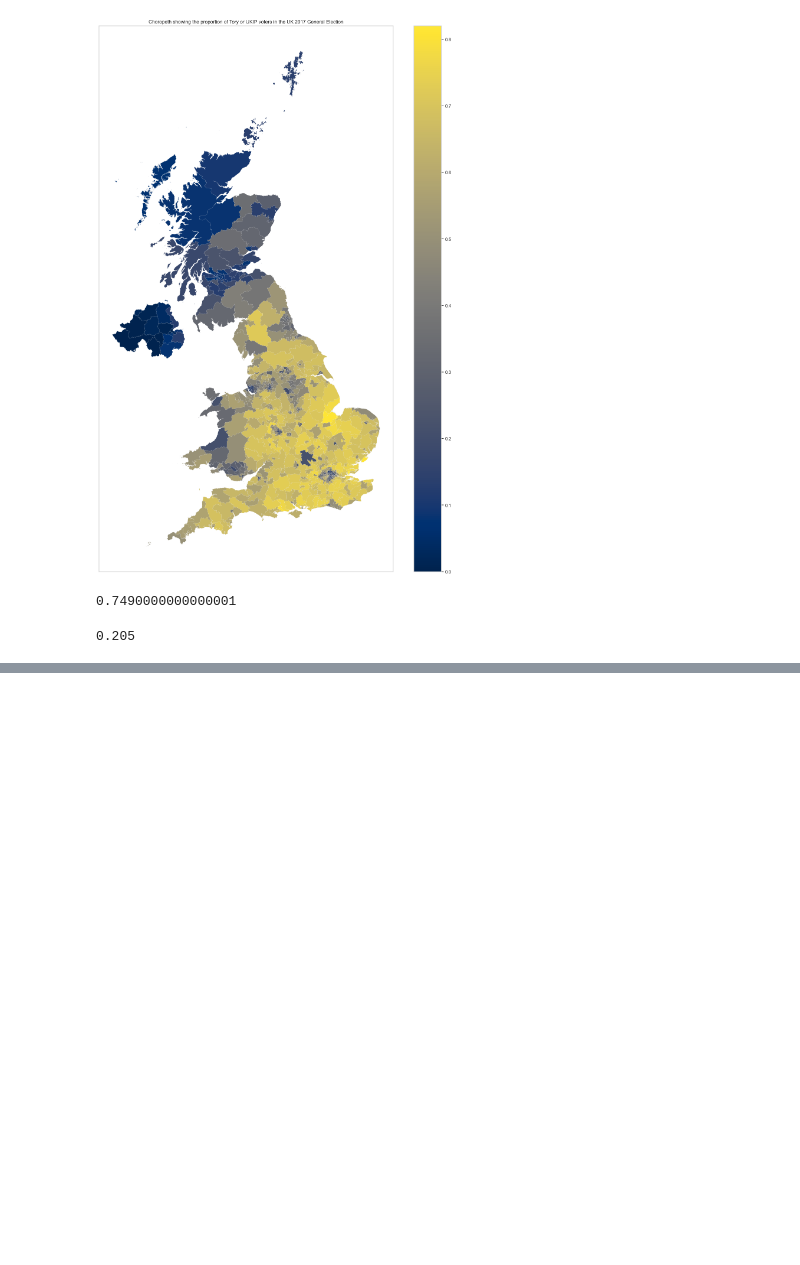
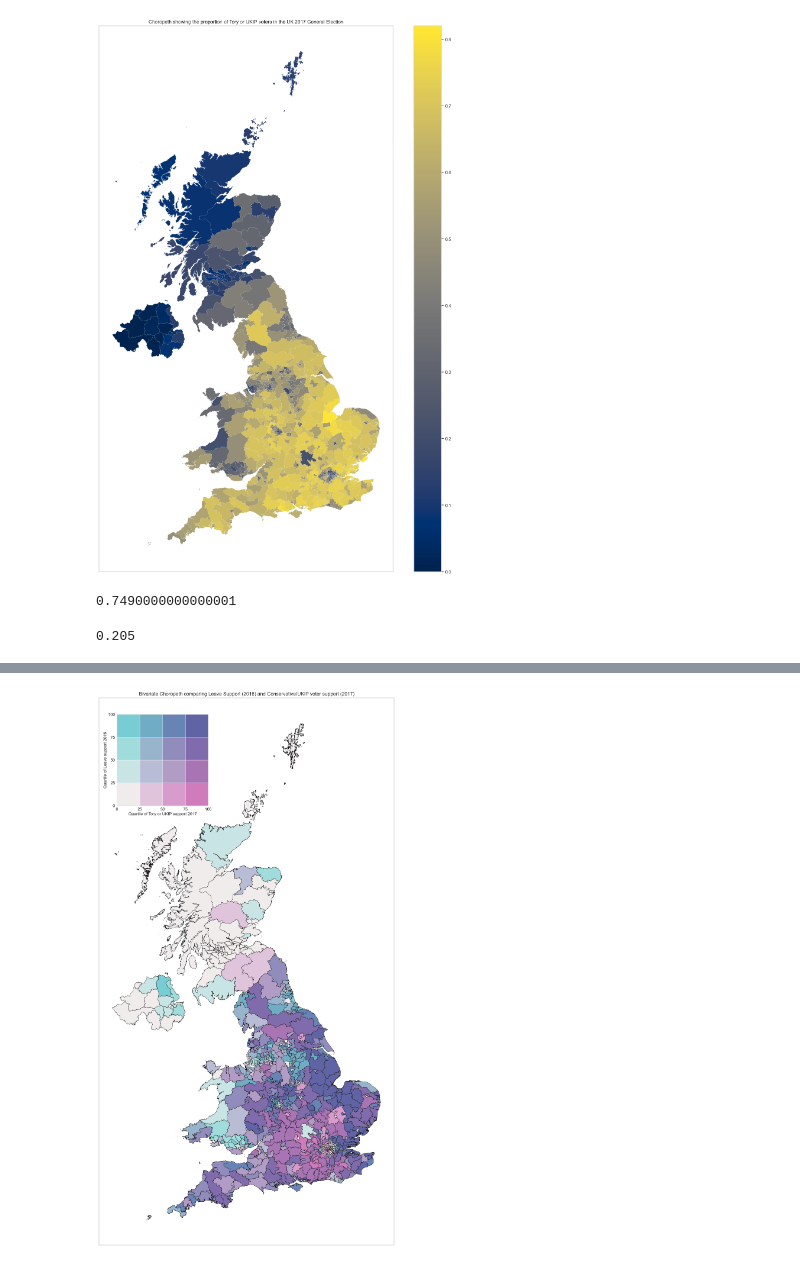
Before and after one commit to Mechnar9000/datafiles, a Jupyter notebook: UK election results.ipynb, the cells around one changed output, grey strips where cells are left out. Drawn from its saved outputs; the diff is of its cells as text; code cells hidden in the pictures; blank space fills up the shorter version.

```diff
--- a/UK election results.ipynb
+++ b/UK election results.ipynb
@@ -309,2 +275,0 @@ merge_df["leave_qs"] = merge_df["leave_normed"].apply(quartiles)
-# %%
-merge_df["con_qs"] = merge_df["con_normed"].apply(quartiles)
@@ -433,0 +329,18 @@ plt.show()
+# %%
+def quartiles(x, low, mid, high):
+    output = None
+    if x < mid:
+        if x < low:
+            output=1
+        else:
+            output=2
+    else:
+        if x < high:
+            output=3
+        else:
+            output=4
+    return output
+# %%
+merge_df["leave_qs"] = merge_df["leave_normed"].apply(lambda x: quartiles(x, low=l25, mid=l50, high=l75))
+# %%
+merge_df["con_qs"] = merge_df["con_normed"].apply(lambda x: quartiles(x, low=c25, mid=c50, high=c75))
@@ -433,0 +439,31 @@ plt.show()
+# %%
+legend_patches = []
+color_order = []
+
+for con in range(1,5):
+    for leave in range(1,5)[::-1]:
+
+
+        merge_df[(merge_df["leave_qs"] == leave) & (merge_df["con_qs"] == con)].plot(color=col_dict[(leave, con)], linewidth=0.5, edgecolor='k', ax=plt.gca())
+        legend_patches.append(Patch(color=col_dict[(leave, con)]))
+        color_order.append(col_dict[(leave, con)])
+
+#plt.legend(handles=legend_patches, loc='lower center', bbox_to_anchor=(0.5, -0.2), ncol=4, frameon=False, handlelength=1, handleheight=1)
+
+ax.figure.canvas.draw()
+
+rbga_buff = np.asarray(ax.figure.canvas.renderer.buffer_rgba())
+
+img = Image.fromarray(rbga_buff)
+img = img.resize((400,400))
+
+
+plt.figimage(img, xo=20, yo=1450, origin='upper')
+plt.title("Bivariate Choropeth comparing Leave Support (2016) and Conservative/UKIP voter support (2017)")
+plt.xticks([])
+plt.yticks([])
+plt.grid()
+#plt.savefig('bivariate_choropeth.jpg', format='jpg', dpi=400, bbox_inches='tight')
+plt.show()
+# %% [output]
+[figure, added]
```
Also changed, not shown: parts of 27 cells of this notebook, 1 other file.
